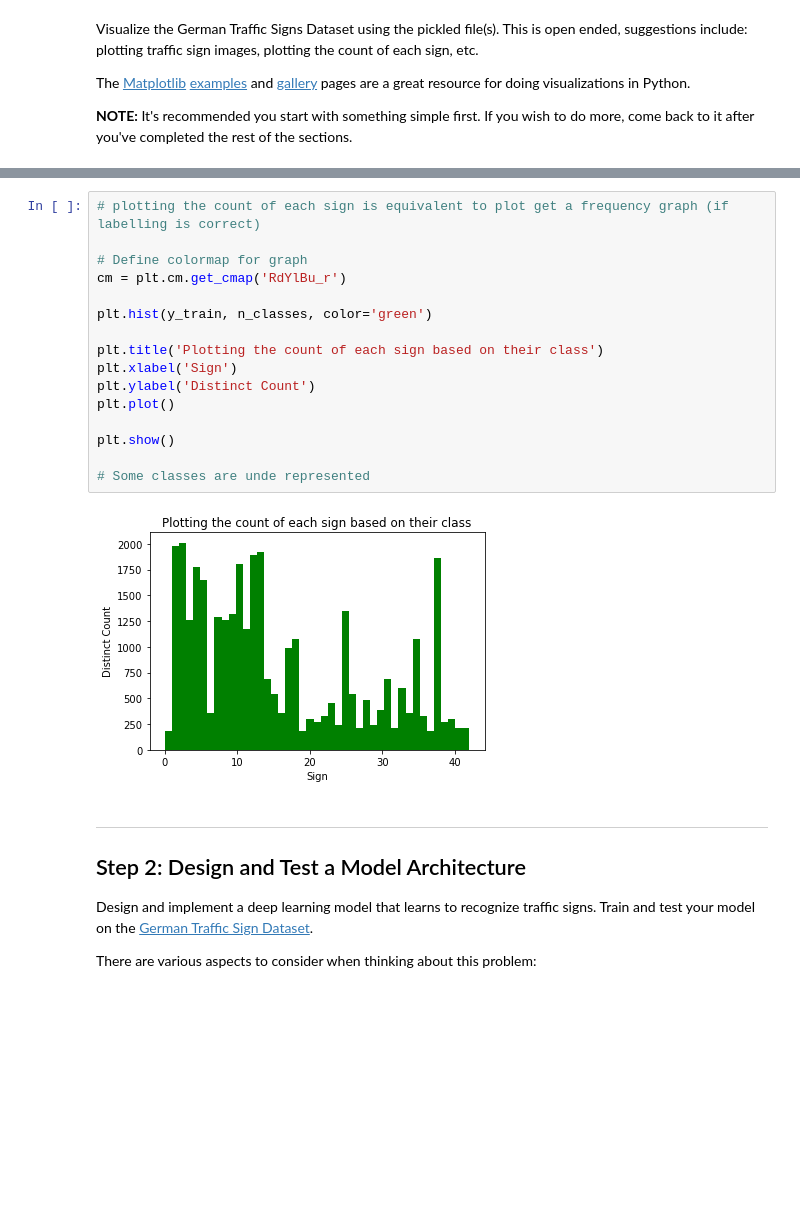
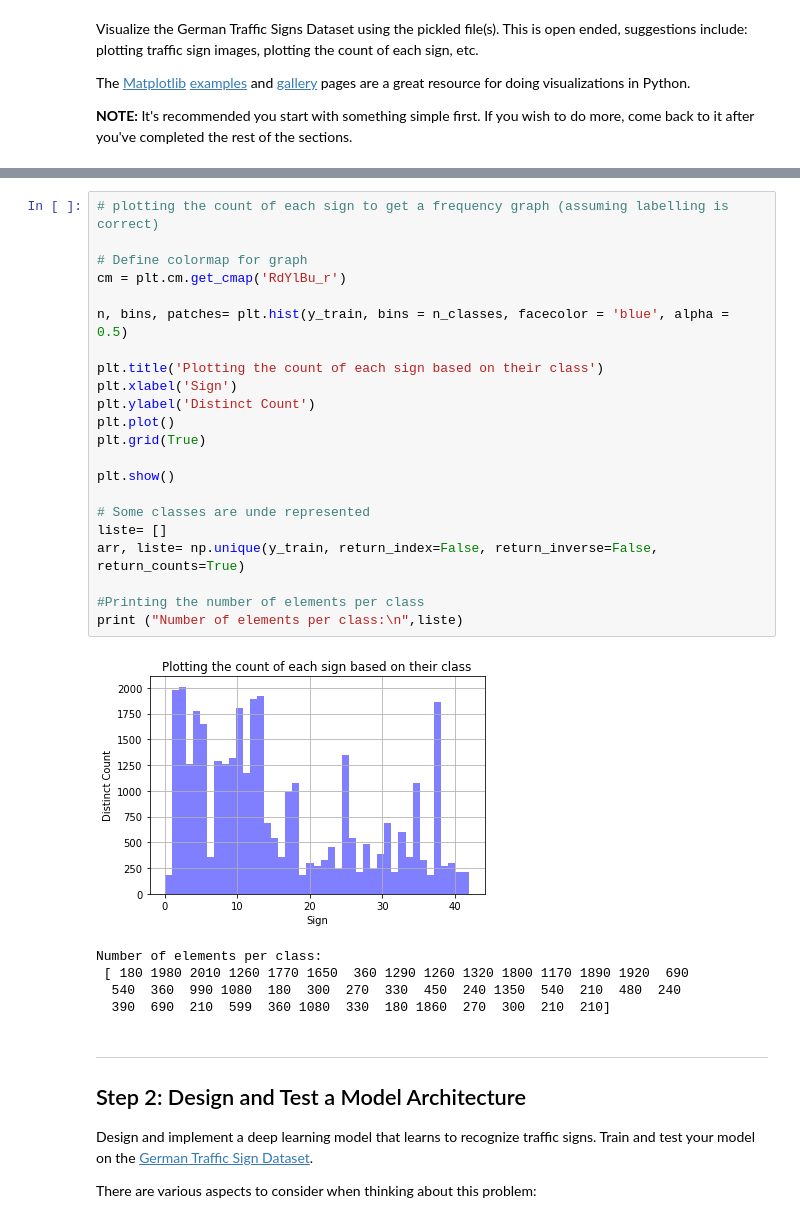
Before and after one commit to sebastienpig/TrafficSignClassifier, a Jupyter notebook: SebastienPignolo_TrafficSignClassifier.ipynb, the cells around one changed output, grey strips where cells are left out. Drawn from its saved outputs; the diff is of its cells as text; blank space fills up the shorter version.

```diff
--- a/SebastienPignolo_TrafficSignClassifier.ipynb
+++ b/SebastienPignolo_TrafficSignClassifier.ipynb
@@ -207,21 +207,31 @@ index 5 is Speed limit (80km/h)
 # %%
-# plotting the count of each sign is equivalent to plot get a frequency graph (if labelling is correct)
+# plotting the count of each sign to get a frequency graph (assuming labelling is correct)
 
 # Define colormap for graph
 cm = plt.cm.get_cmap('RdYlBu_r')
 
-plt.hist(y_train, n_classes, color='green')
+n, bins, patches= plt.hist(y_train, bins = n_classes, facecolor = 'blue', alpha = 0.5)
 
 plt.title('Plotting the count of each sign based on their class')
 plt.xlabel('Sign')
 plt.ylabel('Distinct Count')
 plt.plot()
+plt.grid(True)
 
 plt.show()
 
 # Some classes are unde represented
+liste= []
+arr, liste= np.unique(y_train, return_index=False, return_inverse=False, return_counts=True)
+
+#Printing the number of elements per class
+print ("Number of elements per class:\n",liste)
 # %% [output]
-[figure, old version]
+[figure, new version]
+Number of elements per class:
+ [ 180 1980 2010 1260 1770 1650  360 1290 1260 1320 1800 1170 1890 1920  690
+  540  360  990 1080  180  300  270  330  450  240 1350  540  210  480  240
+  390  690  210  599  360 1080  330  180 1860  270  300  210  210]
 # %% [markdown]
 ----
 
```
Also changed, not shown: parts of 16 cells of this notebook.
